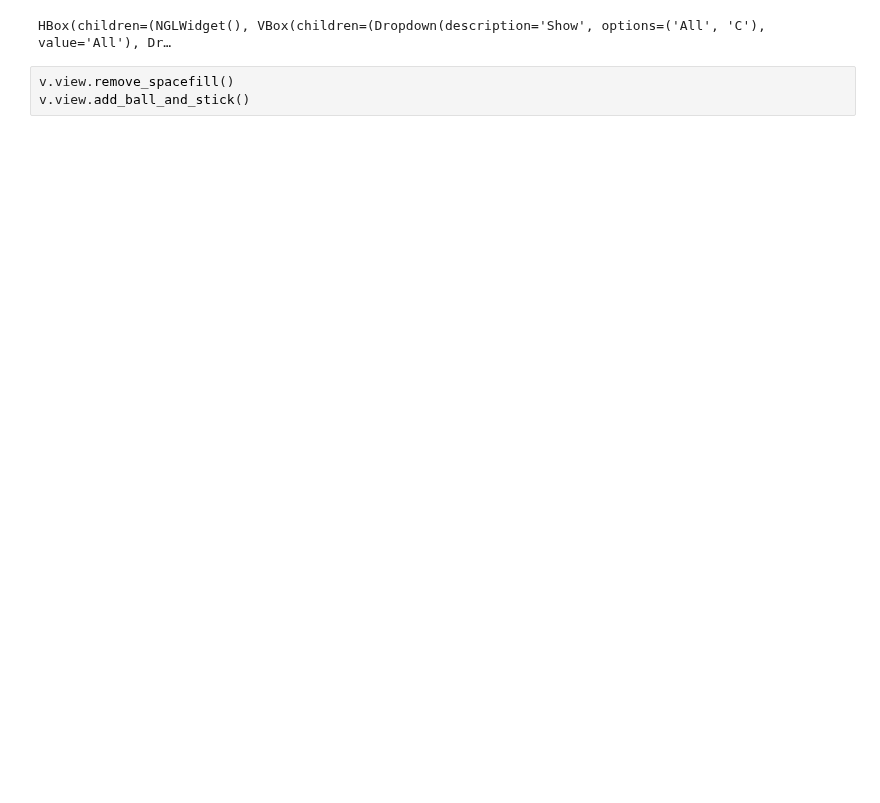
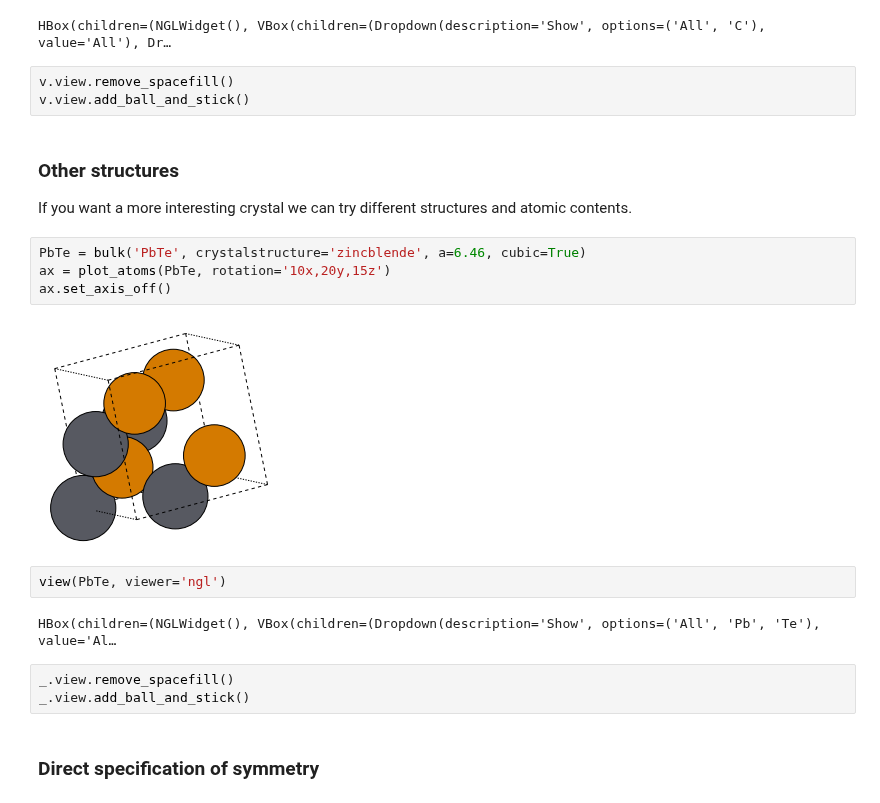
Before and after one commit to jochym/abinitio-methods, a Jupyter notebook: 03_Building_Crystals.ipynb, the cells around one changed output. Saved outputs shown, nothing was run; the diff lists cells and outputs as text; blank space fills up the shorter version.

```diff
--- a/03_Building_Crystals.ipynb
+++ b/03_Building_Crystals.ipynb
@@ -30,3 +36,21 @@ HBox(children=(NGLWidget(), VBox(children=(Dropdown(description='Show', options=
 # %%
 v.view.remove_spacefill()
 v.view.add_ball_and_stick()
+# %% [markdown]
+### Other structures
+If you want a more interesting crystal we can try different structures and atomic contents.
+# %%
+PbTe = bulk('PbTe', crystalstructure='zincblende', a=6.46, cubic=True)
+ax = plot_atoms(PbTe, rotation='10x,20y,15z')
+ax.set_axis_off()
+# %% [output]
+[figure, added]
+# %%
+view(PbTe, viewer='ngl')
+# %% [output]
+HBox(children=(NGLWidget(), VBox(children=(Dropdown(description='Show', options=('All', 'Pb', 'Te'), value='Al…
+# %%
+_.view.remove_spacefill()
+_.view.add_ball_and_stick()
+# %% [markdown]
+### Direct specification of symmetry
```
Also changed, not shown: parts of 19 cells of this notebook.
